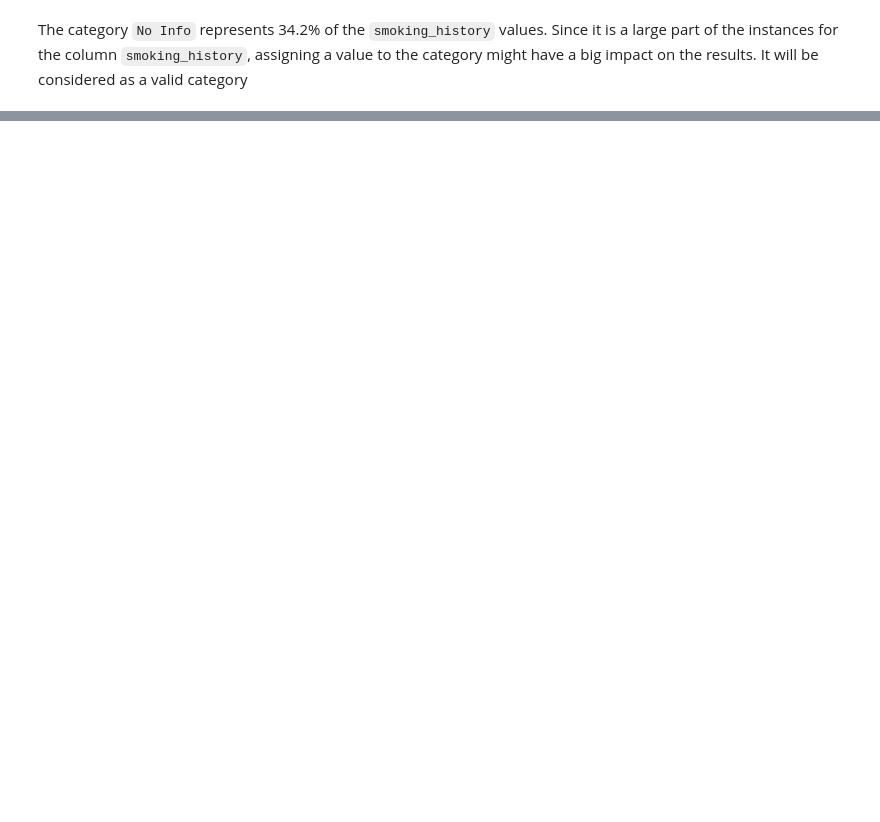
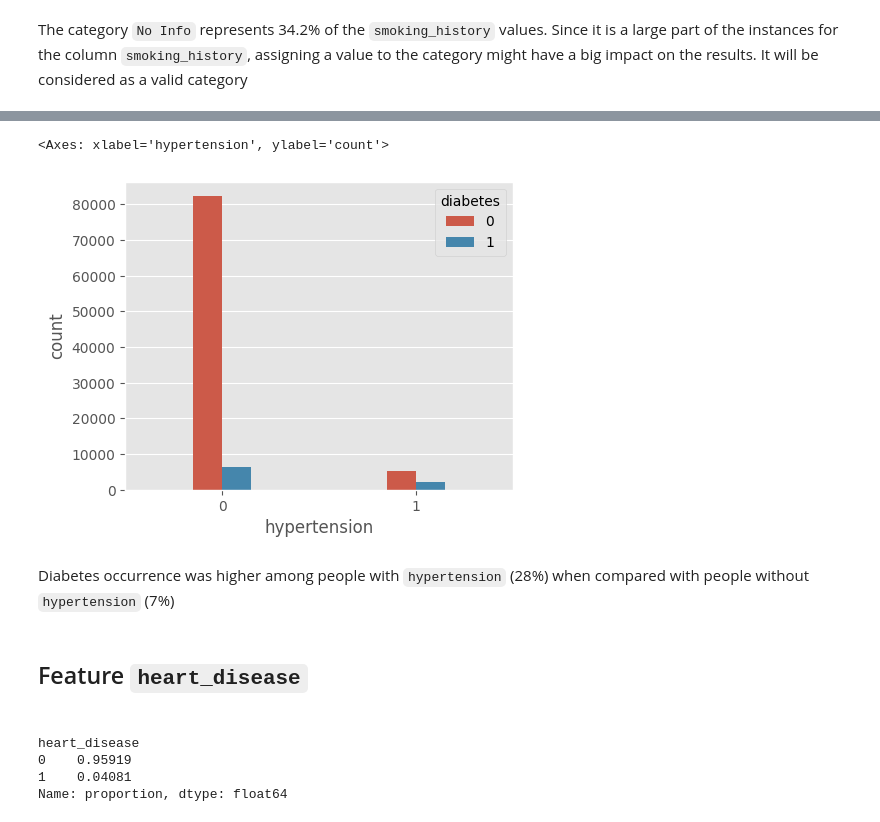
Before and after one commit to andreprovensi/diabetes_machine_learning_app, a Jupyter notebook: diabetes_notebook.ipynb, the cells around one changed output, grey strips where cells are left out. Saved outputs shown, nothing was run; the diff lists cells and outputs as text; code cells hidden in the pictures; blank space fills up the shorter version.

```diff
--- a/diabetes_notebook.ipynb
+++ b/diabetes_notebook.ipynb
@@ -164,0 +236,19 @@ Name: proportion, dtype: float64
+# %%
+# Plotting hypertension distribution
+plt.figure(figsize=(5,4))
+sns.countplot(data=df,x='hypertension',width=0.3, hue='diabetes')
+# %% [output]
+<Axes: xlabel='hypertension', ylabel='count'>
+[figure, added]
+# %% [markdown]
+<div>Diabetes occurrence was higher among people with <code>hypertension</code> (28%) when compared with people without <code>hypertension</code> (7%)<div>
+# %% [markdown]
+<h2>Feature <code>heart_disease</code><h2>
+# %%
+# Proportion for heart_disease
+df['heart_disease'].value_counts(normalize=True)
+# %% [output]
+heart_disease
+0    0.95919
+1    0.04081
+Name: proportion, dtype: float64
```
Also changed, not shown: parts of 18 cells of this notebook.
